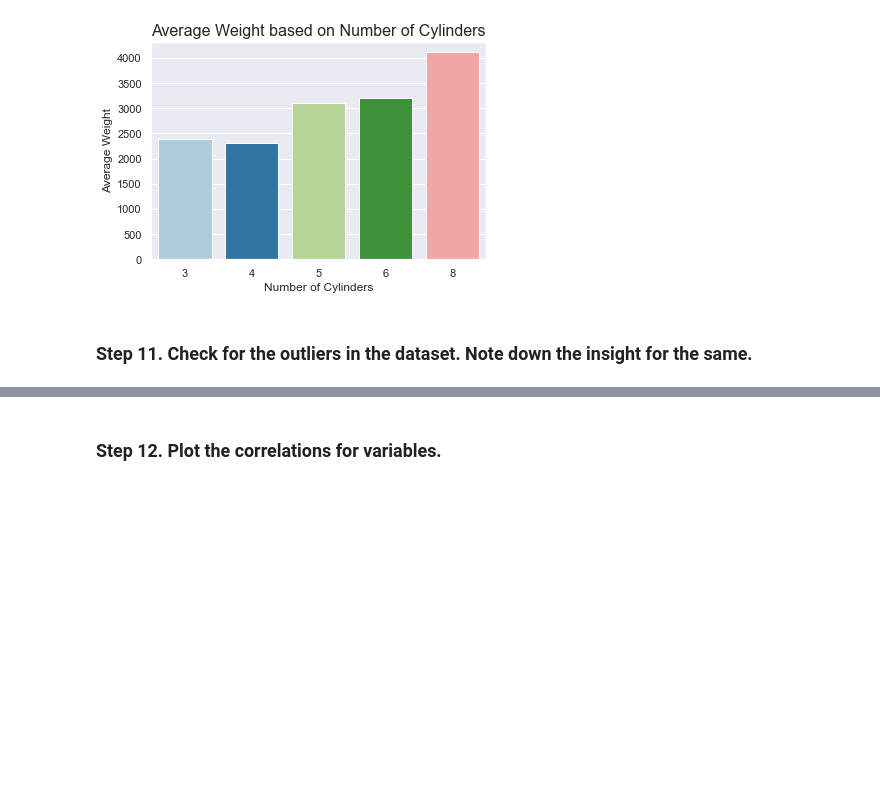
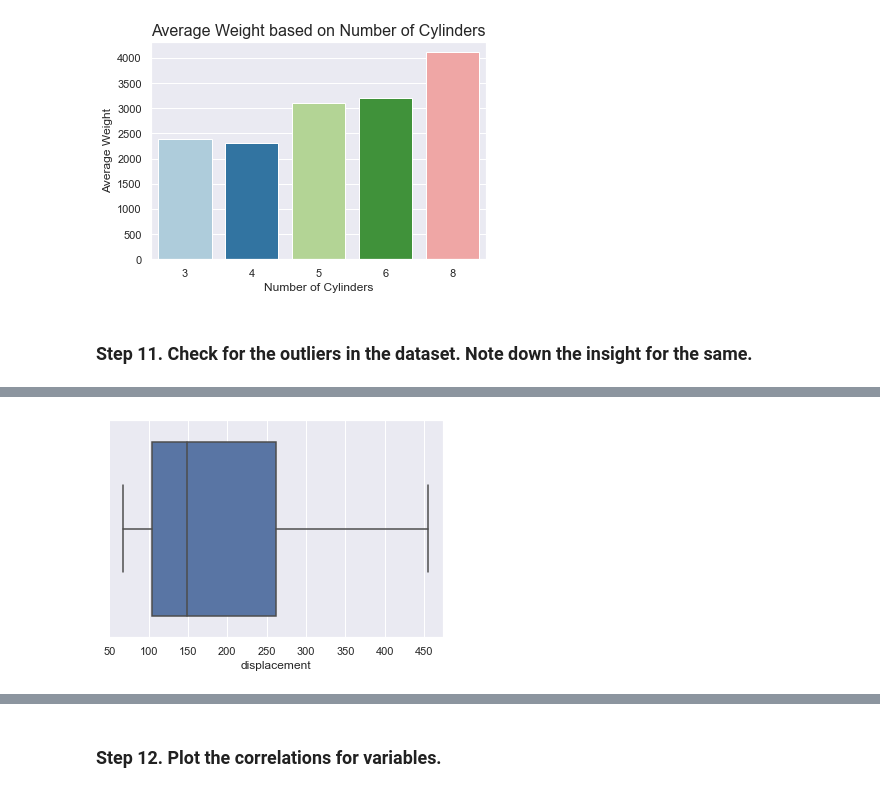
Before and after one commit to kartech06/Data-Science-Project, a Jupyter notebook: Assignment4.ipynb, the cells around one changed output, grey strips where cells are left out. Cells and saved outputs as stored; diff of their text form; code cells hidden in the pictures; blank space fills up the shorter version.

```diff
--- a/Assignment4.ipynb
+++ b/Assignment4.ipynb
@@ -180,0 +192,5 @@ plt.show()
+# %%
+sns.boxplot(mpg_df['displacement'])
+plt.show()
+# %% [output]
+[figure, added]
```
Also changed, not shown: parts of 8 cells of this notebook.
